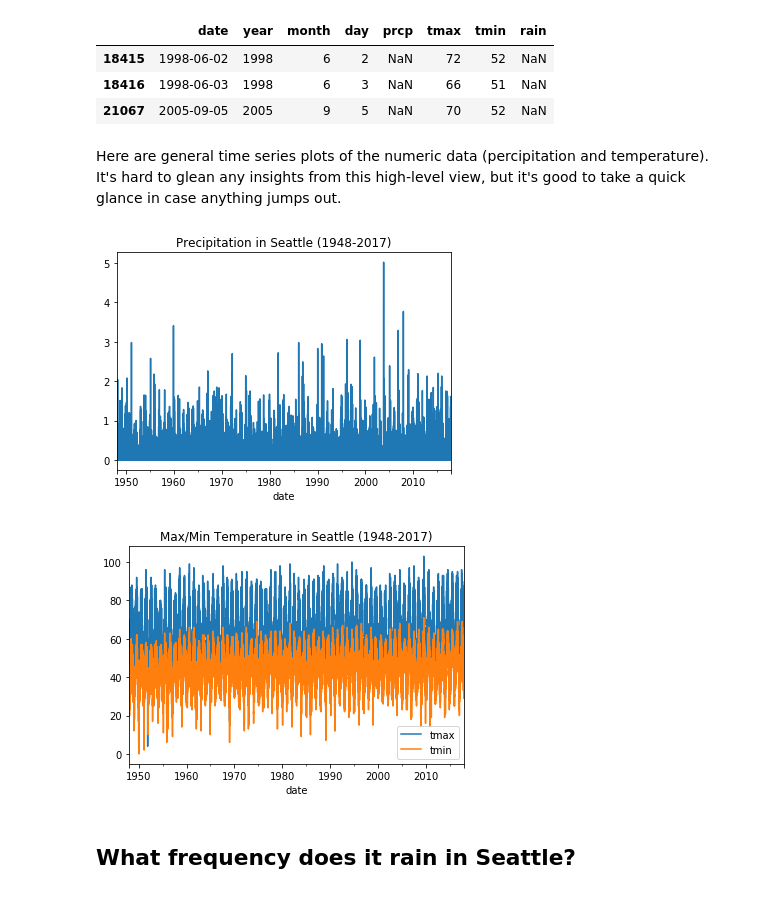
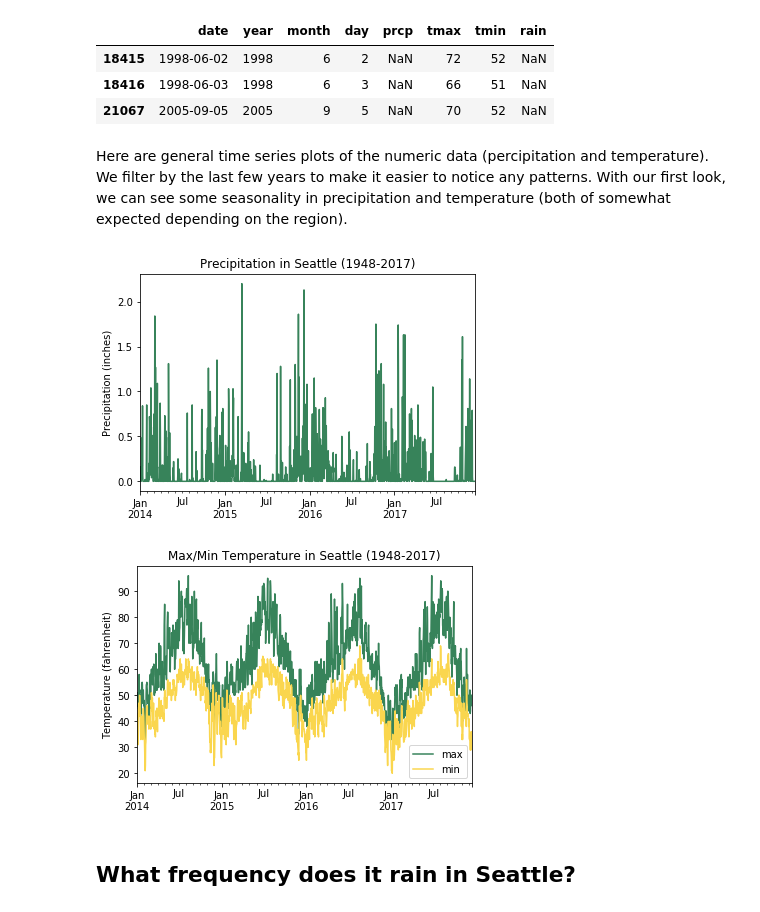
Before and after one commit to GoldbergData/joshuagoldberg-website, a Jupyter notebook: content/post/seattle-rain/index.ipynb, the cells around one changed output. Saved outputs shown, nothing was run; the diff lists cells and outputs as text; code cells hidden in the pictures.

```diff
--- a/content/post/seattle-rain/index.ipynb
+++ b/content/post/seattle-rain/index.ipynb
@@ -18,12 +19,25 @@ While I won't include national data in this exploration, I will try to compare S
 # %%
 import numpy as np
 import pandas as pd
+import collections
+import random
 import matplotlib.pyplot as plt
+import sklearn.preprocessing as preprocessing
 from sklearn.linear_model import LinearRegression
-from sklearn.model_selection import train_test_split
-from sklearn.metrics import r2_score, mean_squared_error
+from sklearn.model_selection import TimeSeriesSplit
+from sklearn.linear_model import LogisticRegression
+from sklearn.ensemble import RandomForestClassifier
+from sklearn.svm import SVC
+from sklearn.model_selection import GridSearchCV, cross_val_score
+from sklearn.metrics import precision_recall_fscore_support as score
+from sklearn.metrics import make_scorer
+from sklearn.metrics import accuracy_score
+import sklearn.metrics as metrics
 import seaborn as sns
+from tabulate import tabulate
 %matplotlib inline
+
+dpi_value = 125
 # %%
 weather_df = pd.read_csv("seattleWeather_1948-2017.csv", parse_dates=True, squeeze=True)
 weather_df.columns = map(str.lower, weather_df.columns)
@@ -94,22 +108,29 @@ weather_df[weather_df.prcp.isnull()]
 | 18415 | 1998-06-02 | 1998 | 6 | 2 | NaN | 72 | 52 | NaN |
 | 18416 | 1998-06-03 | 1998 | 6 | 3 | NaN | 66 | 51 | NaN |
 | 21067 | 2005-09-05 | 2005 | 9 | 5 | NaN | 70 | 52 | NaN |
-# %% [markdown]
-Here are general time series plots of the numeric data (percipitation and temperature). It's hard to glean any insights from this high-level view, but it's good to take a quick glance in case anything jumps out.
+# %% [markdown]
+Here are general time series plots of the numeric data (percipitation and temperature). We filter by the last few years to make it easier to notice any patterns. With our first look, we can see some seasonality in precipitation and temperature (both of somewhat expected depending on the region).
+# %%
+washington_colors = ['#37835a', '#fad64e']
 # %%
-plot = weather_df.plot(x='date', y='prcp', legend=False)
+plot = weather_df[weather_df['year'] >= 2014].plot(x='date', y='prcp', color=washington_colors[0], legend=False)
 plt.title('Precipitation in Seattle (1948-2017)')
+plt.xlabel(None)
+plt.ylabel('Precipitation (inches)')
 fig = plot.get_figure()
-fig.savefig('output.png', dpi=300)
+fig.savefig('output.png', dpi=dpi_value)
 # %% [output]
-[figure, old version]
+[figure, new version]
 # %%
-plot = weather_df.plot(x='date', y=['tmax', 'tmin']);
-plt.title('Max/Min Temperature in Seattle (1948-2017)');
+plot = weather_df[weather_df['year'] >= 2014].plot(x='date', y=['tmax', 'tmin'], color=washington_colors)
+plt.title('Max/Min Temperature in Seattle (1948-2017)')
+plt.xlabel(None)
+plt.ylabel('Temperature (fahrenheit)')
+plt.legend(['max', 'min'])
 fig = plot.get_figure()
-fig.savefig('output2.png', dpi=300)
+fig.savefig('output2.png', dpi=dpi_value)
 # %% [output]
-[figure, old version]
+[figure, new version]
 # %% [markdown]
 ## What frequency does it rain in Seattle?
 # %%
```
Also changed, not shown: parts of 44 cells of this notebook, 33 other files.
